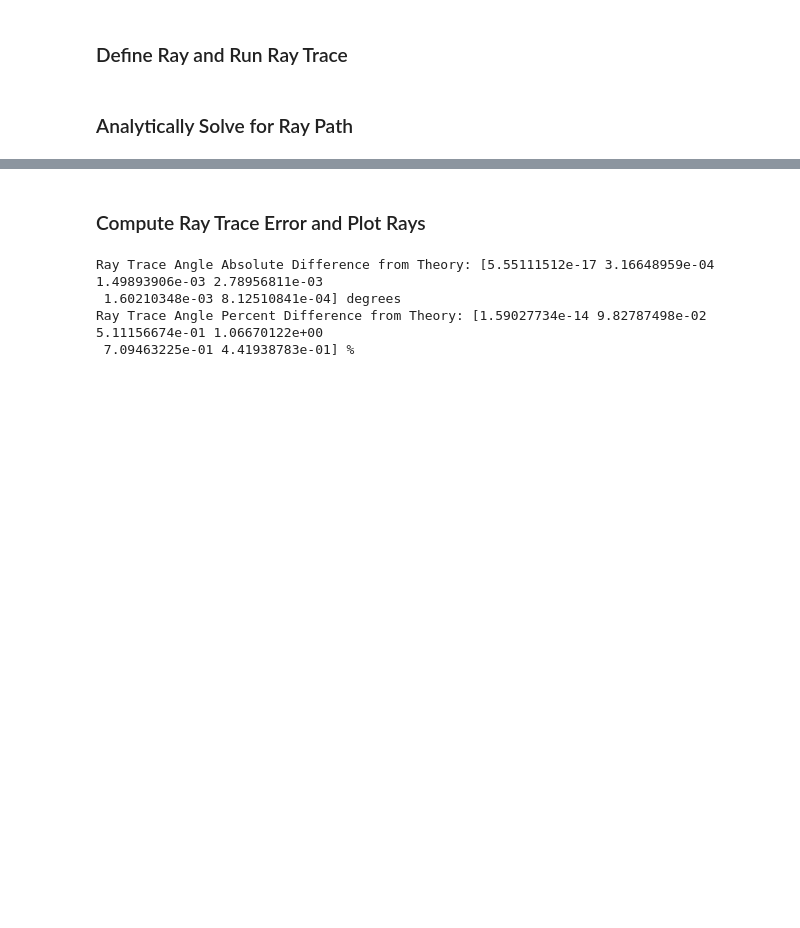
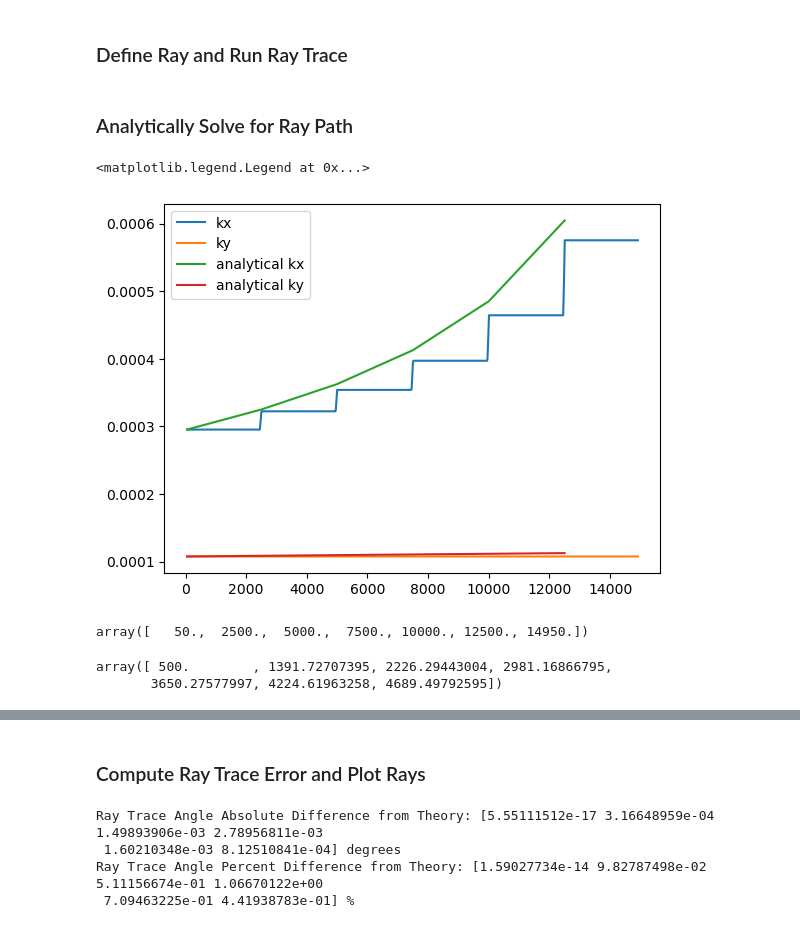
Before and after one commit to mines-oceanography/mantaray, a Jupyter notebook: notebooks/theoretical_comparison/snells_law_verification.ipynb, the cells around one changed output, grey strips where cells are left out. Cells and saved outputs as stored; diff of their text form; code cells hidden in the pictures; blank space fills up the shorter version.

```diff
--- a/notebooks/theoretical_comparison/snells_law_verification.ipynb
+++ b/notebooks/theoretical_comparison/snells_law_verification.ipynb
@@ -124,10 +137,30 @@ ray_evolution = ray_evolution_raw.assign(k = np.sqrt(ray_evolution_raw.kx**2 + r
 # %% [markdown]
 ### Analytically Solve for Ray Path
 # %%
-cs = np.sqrt(9.81*depth_levels)
+cs = np.sqrt(9.8*depth_levels)
 # Pick x values corresponding to the different boundaries
 shelf_edge_xs = step_bathymetry.x.values[depth_indices]
 xs_analytical = np.append(shelf_edge_xs, step_bathymetry.x.values[-1]) #Add final right side boundary to xs_analytical
 mid_shelf_xs = shelf_edge_xs + np.diff(xs_analytical)/2
+xs_analytical[0]=50
 
-phis_analytical, ys_analytical = analytical_ray_trace(xs_analytical, y0, phi0, cs, mode='shallow_bathymetry')
+phis_analytical, ys_analytical, ks_analytical = analytical_ray_trace(xs_analytical, y0, phi0, k, approx_type='shallow',
+                                                      mode='shallow_bathymetry', depths=depth_levels)
+# %%
+plt.plot(ray_evolution.x, ray_evolution.kx, label='kx')
+plt.plot(ray_evolution.x, ray_evolution.ky, label='ky')
+plt.plot(xs_analytical[:-1], np.cos(phis_analytical)*ks_analytical, label='analytical kx')
+plt.plot(xs_analytical[:-1], np.sin(phis_analytical)*ks_analytical, label='analytical ky')
+plt.legend()
+# %% [output]
+<matplotlib.legend.Legend at 0x...>
+[figure, added]
+# %%
+xs_analytical
+# %% [output]
+array([   50.,  2500.,  5000.,  7500., 10000., 12500., 14950.])
+# %%
+ys_analytical
+# %% [output]
+array([ 500.        , 1391.72707395, 2226.29443004, 2981.16866795,
+       3650.27577997, 4224.61963258, 4689.49792595])
```
Also changed, not shown: parts of 20 cells of this notebook.
